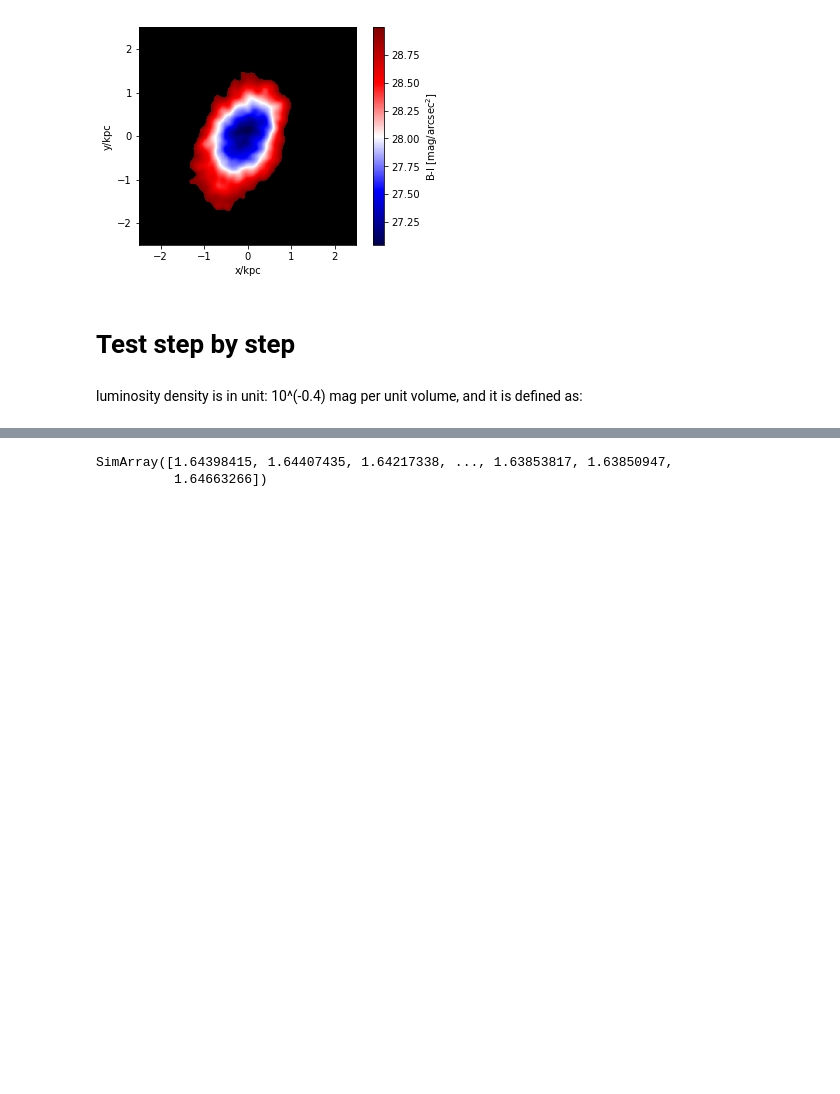
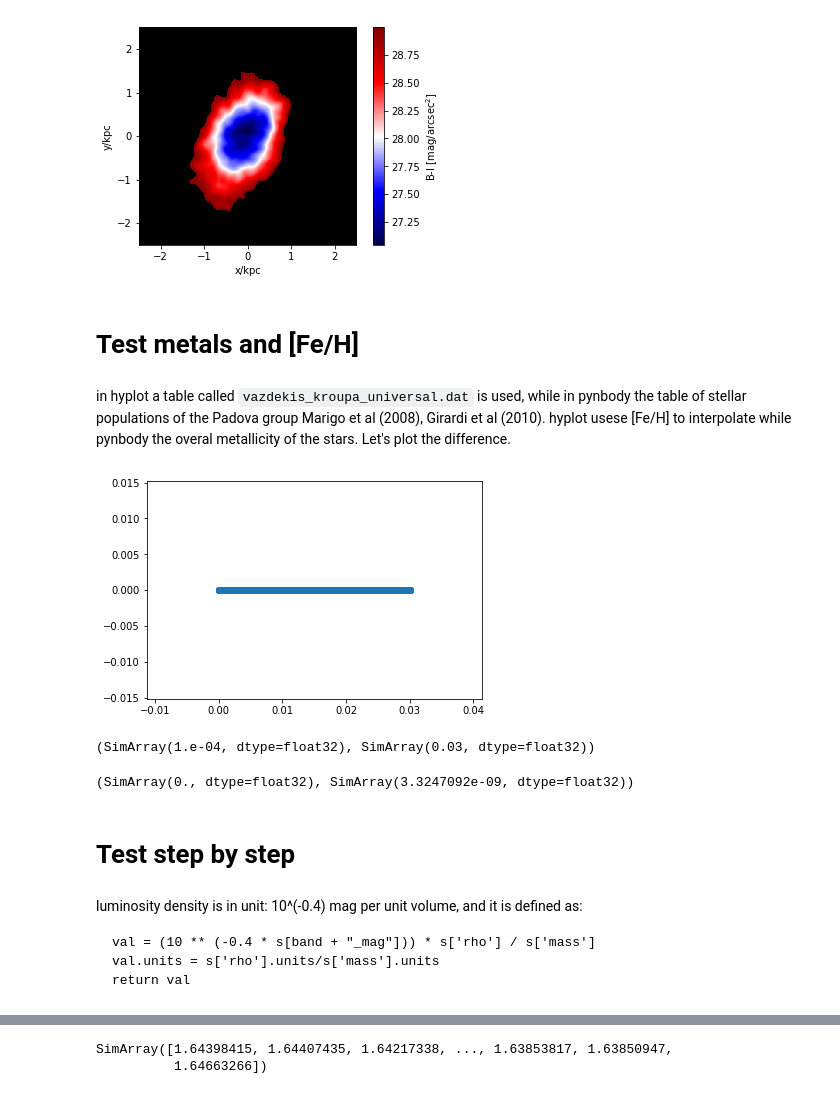
Before and after one commit to elehcim/simulation, a Jupyter notebook: notebooks/Color B-I.ipynb, the cells around one changed output, grey strips where cells are left out. Saved outputs shown, nothing was run; the diff lists cells and outputs as text; code cells hidden in the pictures; blank space fills up the shorter version.

Commit message:
Add test on B-I color

````diff
--- a/notebooks/Color B-I.ipynb
+++ b/notebooks/Color B-I.ipynb
@@ -88,6 +88,22 @@ s.properties['boxsize'] = pynbody.units.Unit("1000 Gpc")
 color_plot(s, width=5, bands=('b', 'i'), gaussian_sigma=0.05)
 # %% [output]
 [figure]
+# %% [markdown]
+# Test metals and [Fe/H]
+# %% [markdown]
+in hyplot a table called `vazdekis_kroupa_universal.dat` is used, while in pynbody the table of stellar populations of the Padova group Marigo et al (2008), Girardi et al (2010). hyplot usese [Fe/H] to interpolate while pynbody the overal metallicity of the stars. Let's plot the difference.
+# %%
+plt.scatter(s.s['metals'], s.s['fest']);
+# %% [output]
+[figure, added]
+# %%
+s.s['metals'].min(), s.s['metals'].max()
+# %% [output]
+(SimArray(1.e-04, dtype=float32), SimArray(0.03, dtype=float32))
+# %%
+s.s['fest'].min(), s.s['fest'].max()
+# %% [output]
+(SimArray(0., dtype=float32), SimArray(3.3247092e-09, dtype=float32))
 # %% [markdown]
 # Test step by step
 # %%
@@ -95,3 +111,9 @@ width = 6
 resolution = 500
 # %% [markdown]
 luminosity density is in unit: 10^(-0.4) mag per unit volume, and it is defined as:
+
+```
+val = (10 ** (-0.4 * s[band + "_mag"])) * s['rho'] / s['mass']
+val.units = s['rho'].units/s['mass'].units
+return val
+```
````
Also changed, not shown: parts of 2 cells of this notebook.
